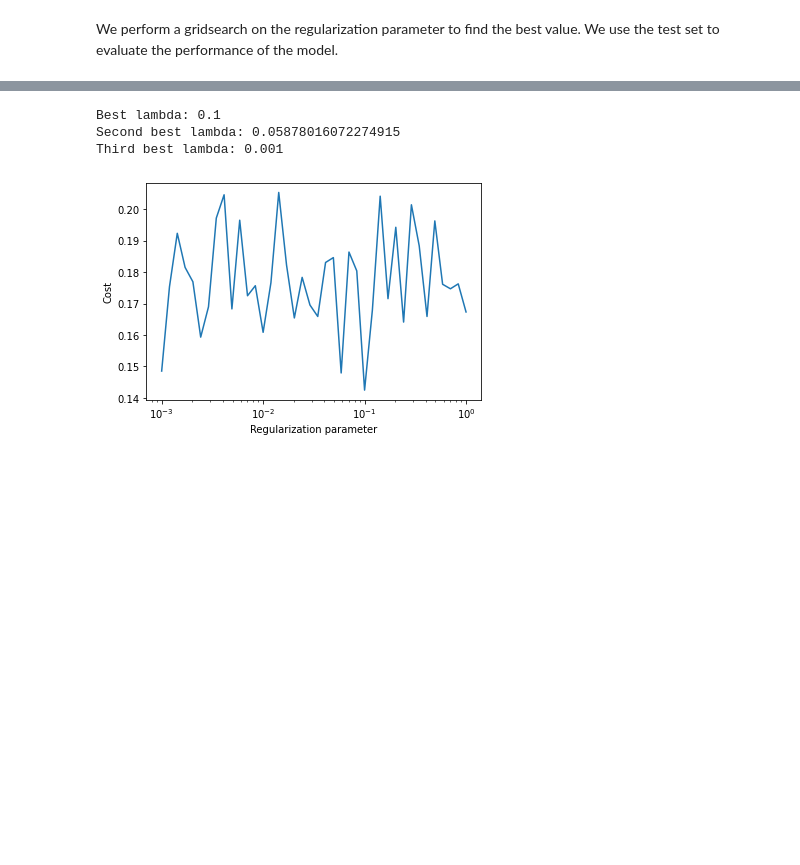
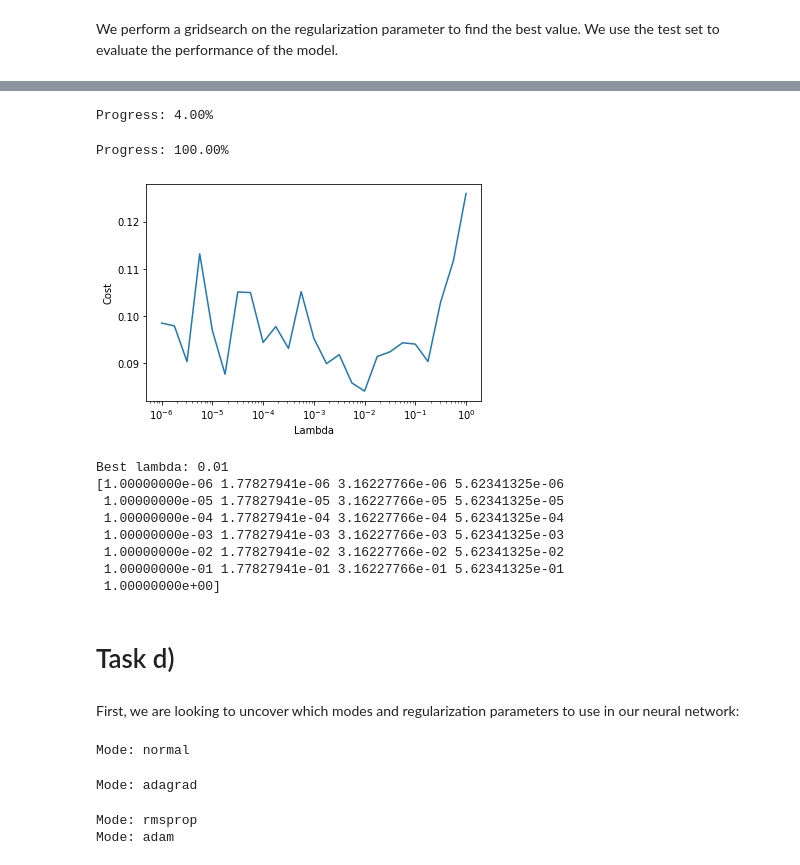
Before and after one commit to carlfre/FYS-STK3155-project-2, a Jupyter notebook: notebooks/classification.ipynb, the cells around one changed output, grey strips where cells are left out. Drawn from its saved outputs; the diff is of its cells as text; code cells hidden in the pictures; blank space fills up the shorter version.

```diff
--- a/notebooks/classification.ipynb
+++ b/notebooks/classification.ipynb
@@ -115,12 +113,28 @@ IndexError: index 65 is out of bounds for axis 0 with size 40
-# %%
-print("Best lambda:", lambdas[np.argmin(costs_lam)])
-plt.plot(lambdas, costs_lam)
-plt.xscale("log")
-plt.xlabel("Regularization parameter")
-plt.ylabel("Cost")
-plt.show()
-# %% [output]
-Best lambda: 0.1
-Second best lambda: 0.05878016072274915
-Third best lambda: 0.001
-[figure, removed]
+# %%
+lambdas = np.logspace(-6, 0, 25)
+costs_lam, best_lam = grid_search_nn_lambdas(lambdas, avg_num=40, optmode="rmsprop", max_iter=100, eta=0.01, progressbar=True, save="Results/NNcancer_gridsearch.txt")
+# %% [output]
+Progress: 4.00%
+Progress: 100.00%
+# %%
+plt.semilogx(lambdas, costs_lam)
+plt.xlabel("Lambda")
+plt.ylabel("Cost")
+plt.show()
+# Print best lambda
+print("Best lambda:", best_lam)
+print(lambdas)
+# %% [output]
+[figure, added]
+Best lambda: 0.01
+[1.00000000e-06 1.77827941e-06 3.16227766e-06 5.62341325e-06
+ 1.00000000e-05 1.77827941e-05 3.16227766e-05 5.62341325e-05
+ 1.00000000e-04 1.77827941e-04 3.16227766e-04 5.62341325e-04
+ 1.00000000e-03 1.77827941e-03 3.16227766e-03 5.62341325e-03
+ 1.00000000e-02 1.77827941e-02 3.16227766e-02 5.62341325e-02
+ 1.00000000e-01 1.77827941e-01 3.16227766e-01 5.62341325e-01
+ 1.00000000e+00]
+# %% [markdown]
+# Task d)
+# %% [markdown]
+First, we are looking to uncover which modes and regularization parameters to use in our neural network:
@@ -126,0 +195,23 @@ Third best lambda: 0.001
+# %%
+
+# Grid search on regularization parameter for each mode - low resolution, as we only want to find the best mode
+modes = ["normal", "adagrad", "rmsprop", "adam"]
+best_lam = []
+best_acc = []
+accuracy_val = []
+for mode in modes:
+    print(f"Mode: {mode}")
+    lambdas = np.logspace(-10, 0, 10)
+    # TODO: Fix adagrad
+    if mode=="adagrad":
+        best_lam_mode, best_acc_mode, accuracy_val_mode = optimal_reg_neural_network(X_train, z_train, X_val, z_val, [n, 20, 10, 1], lambdas, momentum=0.8, optmode=mode, avg_num=40, max_iter=80, eta=10)
+    else:
+        best_lam_mode, best_acc_mode, accuracy_val_mode = optimal_reg_neural_network(X_train, z_train, X_val, z_val, [n, 20, 10, 1], lambdas, optmode=mode, avg_num=40, max_iter=80, eta=0.01)
+    best_lam.append(best_lam_mode)
+    best_acc.append(best_acc_mode)
+    accuracy_val.append(accuracy_val_mode)
+# %% [output]
+Mode: normal
+Mode: adagrad
+Mode: rmsprop
+Mode: adam
```
Also changed, not shown: parts of 19 cells of this notebook, 1 other file.
